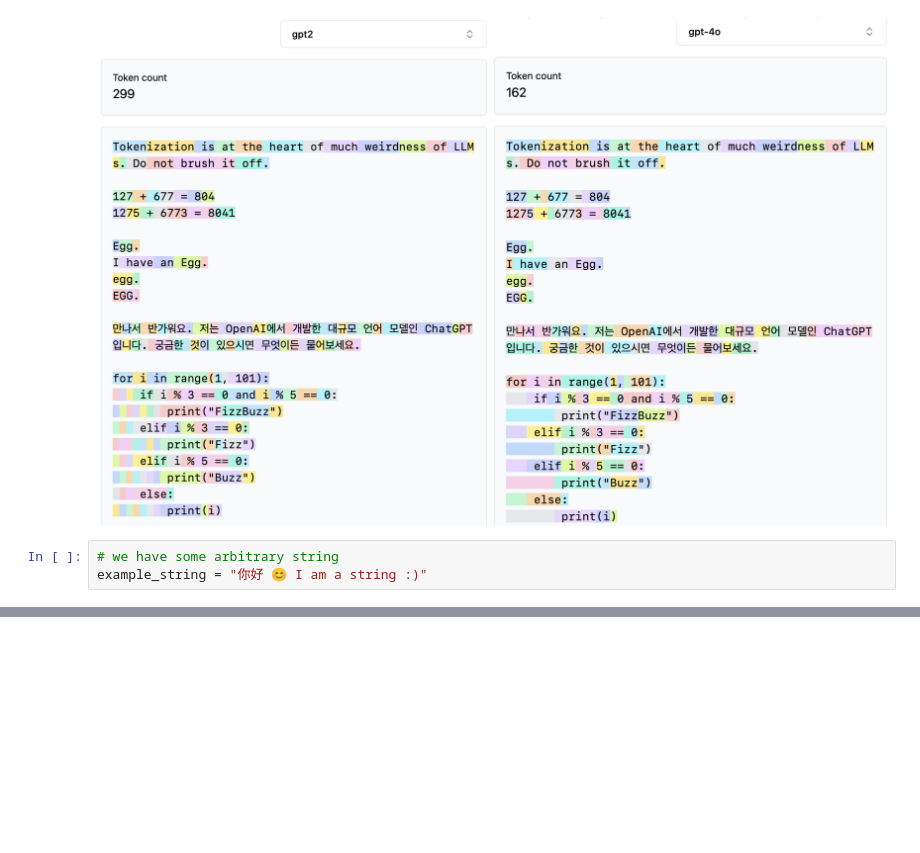
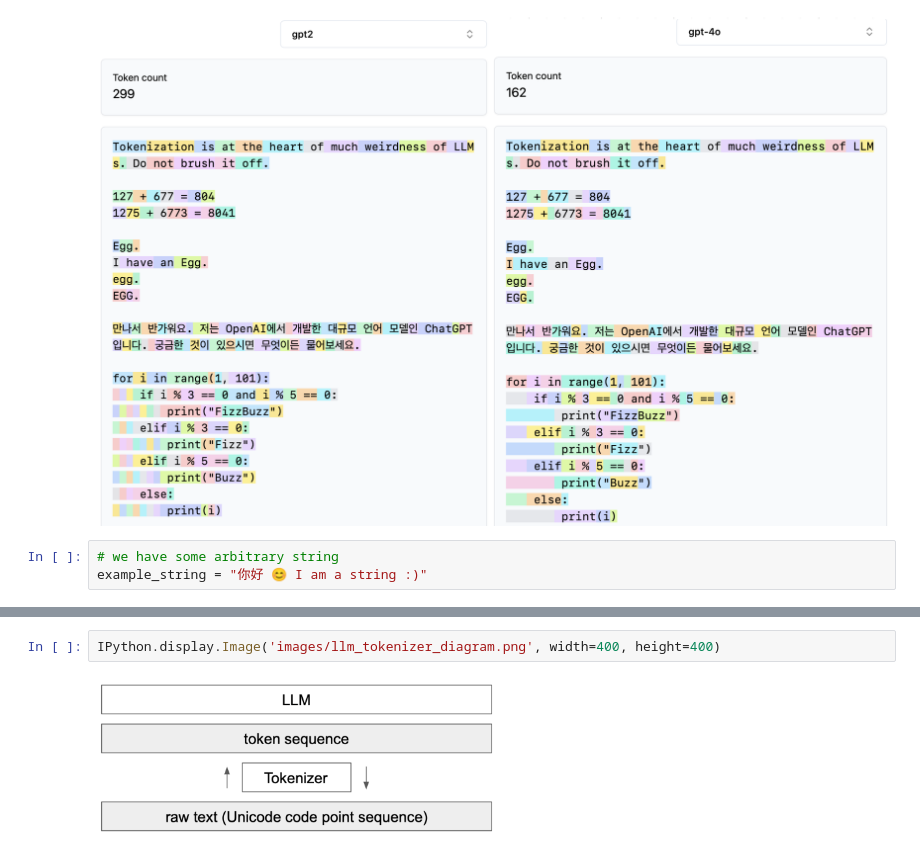
Before and after one commit to b-schoen/gpt_from_scratch, a Jupyter notebook: hello_world.ipynb, the cells around one changed output, grey strips where cells are left out. Drawn from its saved outputs; the diff is of its cells as text; blank space fills up the shorter version.

```diff
--- a/hello_world.ipynb
+++ b/hello_world.ipynb
@@ -65,0 +327,4 @@ example_string = "你好 😊 I am a string :)"
+# %%
+IPython.display.Image('images/llm_tokenizer_diagram.png', width=400, height=400)
+# %% [output]
+[figure, added]
```
Also changed, not shown: parts of 22 cells of this notebook, 2 other files.
